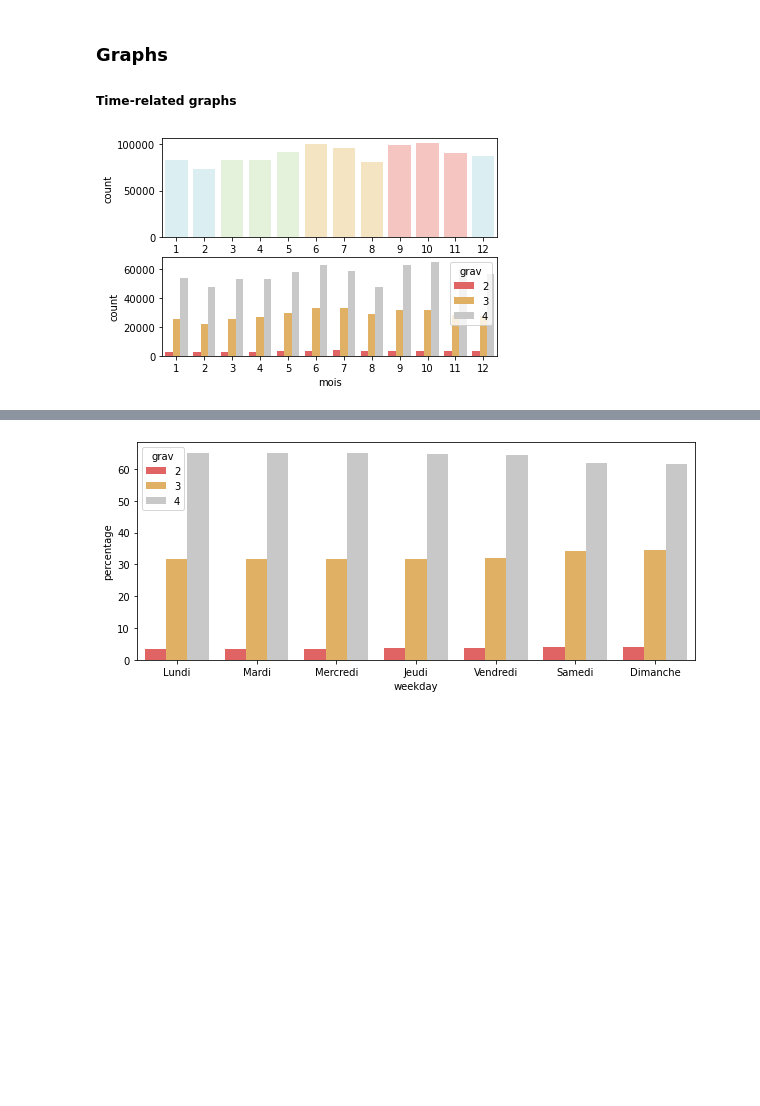
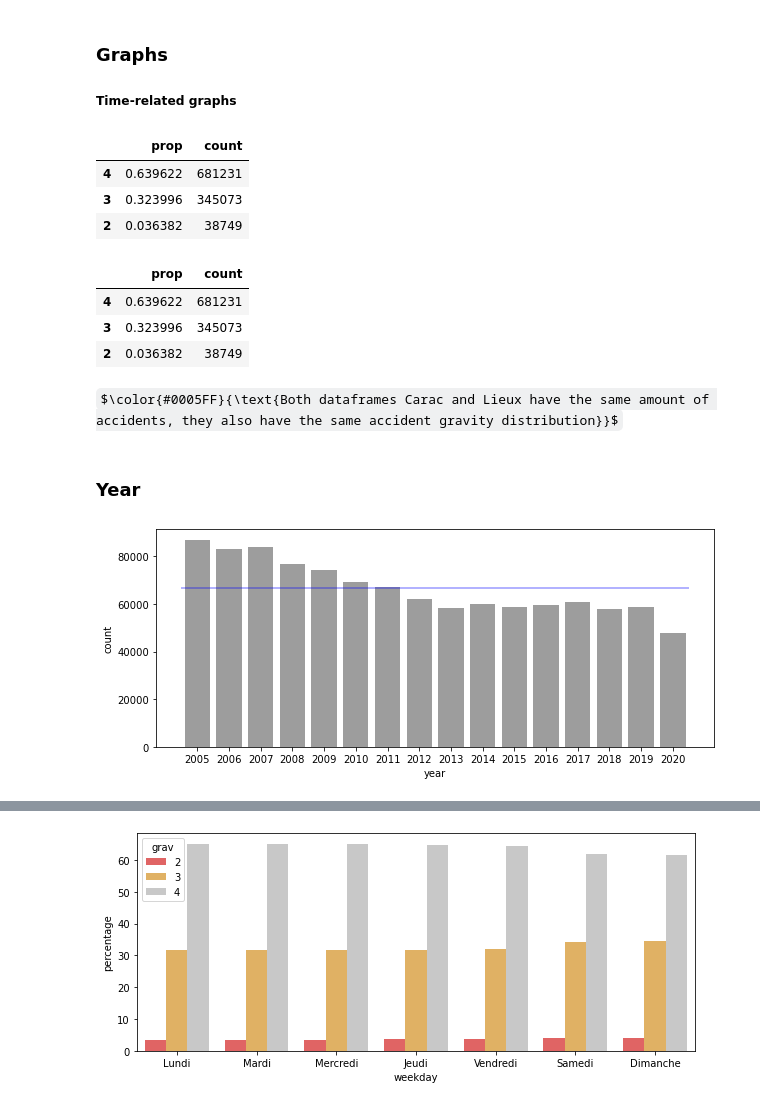
Before and after one commit to YacineHajjiDataScientist/20220814_dsProject, a Jupyter notebook: 20220821_projectDS.ipynb, the cells around one changed output, grey strips where cells are left out. Drawn from its saved outputs; the diff is of its cells as text; code cells hidden in the pictures; some formulas as TeX source; blank space fills up the shorter version.

```diff
--- a/20220821_projectDS.ipynb
+++ b/20220821_projectDS.ipynb
@@ -342,15 +353,35 @@ dfVehicules.head(3)
 # %% [markdown]
 ### Graphs
 ##### Time-related graphs
-# %%
-fig, ax = plt.subplots(2, 1)
-sns.countplot(dfCarac['mois'],
-             palette=['#D7F1F5', '#D7F1F5',
-                   '#E3F5D7', '#E3F5D7', '#E3F5D7',
-                   '#FEE7B9', '#FEE7B9', '#FEE7B9',
-                   '#FEBEB9', '#FEBEB9', '#FEBEB9',
-                   '#D7F1F5'], ax=ax[0])
-sns.countplot(x=dfCarac['mois'], hue=dfCarac['grav'],
-             palette=['#F45050','#F4B650','#C8C8C8'], ax=ax[1]);
-# %% [output]
-[figure, removed]
+# %%
+# Gravity variable in Carac dataframe
+pd.DataFrame({'prop':dfCarac.grav.value_counts(normalize=True),
+              'count':dfCarac.grav.value_counts()})
+# %% [output]
+|  | prop | count |
+| 4 | 0.639622 | 681231 |
+| 3 | 0.323996 | 345073 |
+| 2 | 0.036382 | 38749 |
+# %%
+# Gravity variable in Lieux dataframe
+pd.DataFrame({'prop':dfLieux.grav.value_counts(normalize=True),
+              'count':dfLieux.grav.value_counts()})
+# %% [output]
+|  | prop | count |
+| 4 | 0.639622 | 681231 |
+| 3 | 0.323996 | 345073 |
+| 2 | 0.036382 | 38749 |
+# %% [markdown]
+$\color{#0005FF}{\text{Both dataframes Carac and Lieux have the same amount of accidents, they also have the same accident gravity distribution}}$
+# %% [markdown]
+### Year
+# %%
+# Display plots
+plt.figure(figsize=(10, 4))
+sns.countplot(dfCarac['year'], palette=['#9D9D9D'])
+plt.hlines(y=len(dfCarac['year'])/16, xmin=-0.5, xmax=15.5, color='blue', alpha=0.4);
+# It seems that the number of accident never stops decreasing year after year
+# The observable large decreases seem to be during 2007-2008, 2011-2012 and 2019-2020
+# The number of accident seemed to be stable between 2013 and 2019
+# %% [output]
+[figure, added]
```
Also changed, not shown: parts of 23 cells of this notebook.
